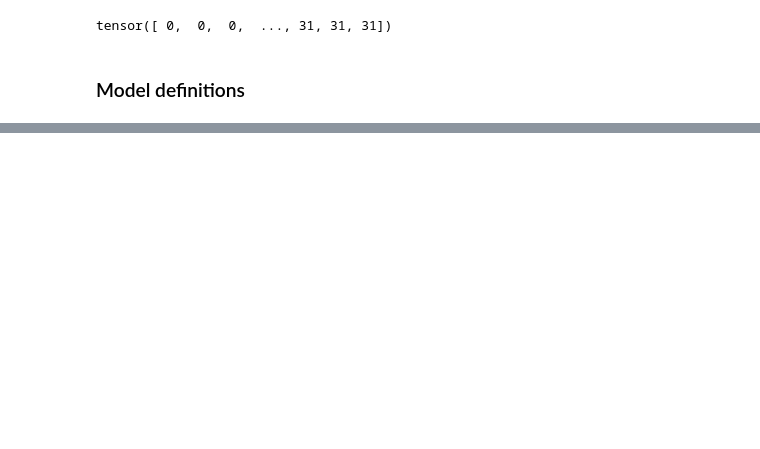
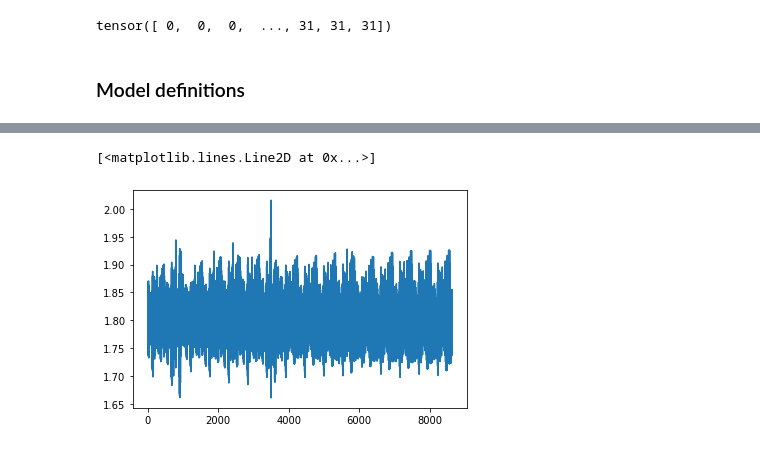
Before and after one commit to mdiephuis/graph-transformer-network, a Jupyter notebook: notebooks/graph_transformer.ipynb, the cells around one changed output, grey strips where cells are left out. Drawn from its saved outputs; the diff is of its cells as text; code cells hidden in the pictures; blank space fills up the shorter version.

```diff
--- a/notebooks/graph_transformer.ipynb
+++ b/notebooks/graph_transformer.ipynb
@@ -219,11 +225,15 @@ sch = torch.optim.lr_scheduler.LambdaLR(opt, lambda i: min(i / (lr_warmup / batc
 loss_func = nn.NLLLoss()
 # %%
 loss_hist = []
+train_acc = []
 # %%
 for epoch in range(num_epochs):
     print('epoch: {}'.format(epoch))
     for graph in train_dataset:
         x, edge_index, y = graph.x, graph.edge_index, graph.y
+        edge_index = edge_index.to(device)
+        x = x.to(device)
+        y = y.to(device)
         subset = torch.arange(x.size(0), device=edge_index.device)
         walks = random_walk(edge_index[0], edge_index[1], subset, walk_length, p, q, x.size(0))
         # model forward
@@ -233,6 +243,11 @@ for epoch in range(num_epochs):
         loss = loss_func(y_pred, y)
         loss_hist.append(loss.item())
 
+        pred = y_pred.max(dim=1)[1]
+        correct = pred.eq(y).sum().item()
+        correct /= y.size(0)
+        train_acc.append(correct * 100)
+
         opt.zero_grad()
         loss.backward()
 
@@ -242,0 +273,5 @@ epoch: 0
+# %%
+plt.plot(loss_hist)
+# %% [output]
+[<matplotlib.lines.Line2D at 0x...>]
+[figure, added]
```
Also changed, not shown: parts of 5 cells of this notebook.
